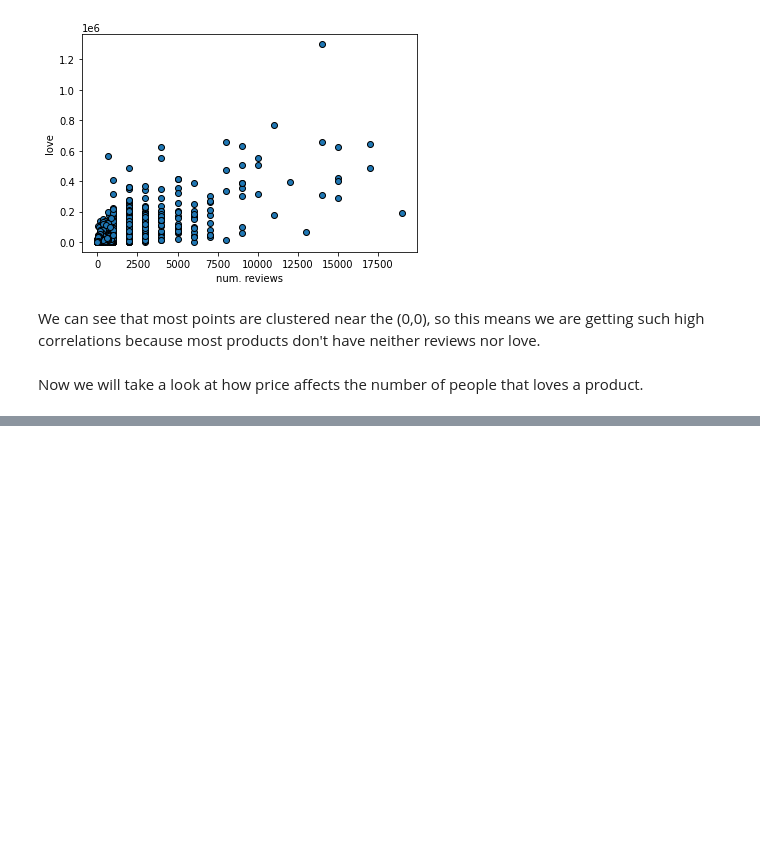
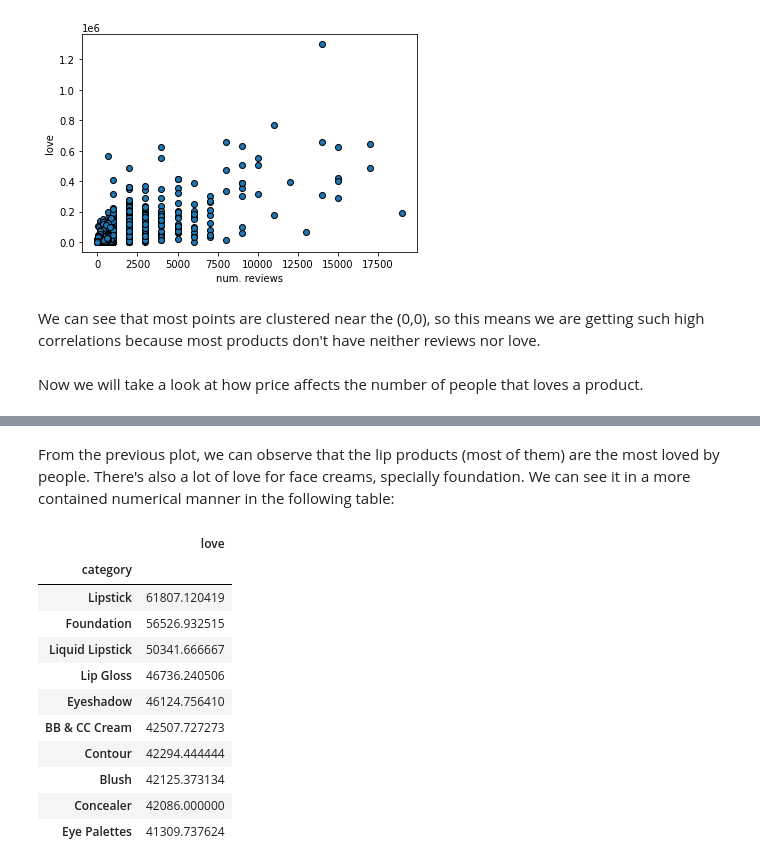
Before and after one commit to josepmdc/ApC-Kaggle, a Jupyter notebook: Kaggle.ipynb, the cells around one changed output, grey strips where cells are left out. Cells and saved outputs as stored; diff of their text form; code cells hidden in the pictures; blank space fills up the shorter version.

```diff
--- a/Kaggle.ipynb
+++ b/Kaggle.ipynb
@@ -135,0 +165,17 @@ We can see that only products under 200 have a lot of people that loves them, be
+# %% [markdown]
+From the previous plot, we can observe that the lip products (most of them) are the most loved by people. There's also a lot of love for face creams, specially foundation. We can see it in a more contained numerical manner in the following table:
+# %%
+pd.DataFrame(df.groupby('category')['love'].mean()).sort_values(['love'], ascending = False).head(10)
+# %% [output]
+|  | love |
+| category |  |
+| Lipstick | 61807.120419 |
+| Foundation | 56526.932515 |
+| Liquid Lipstick | 50341.666667 |
+| Lip Gloss | 46736.240506 |
+| Eyeshadow | 46124.756410 |
+| BB & CC Cream | 42507.727273 |
+| Contour | 42294.444444 |
+| Blush | 42125.373134 |
+| Concealer | 42086.000000 |
+| Eye Palettes | 41309.737624 |
```
Also changed, not shown: parts of 26 cells of this notebook.
